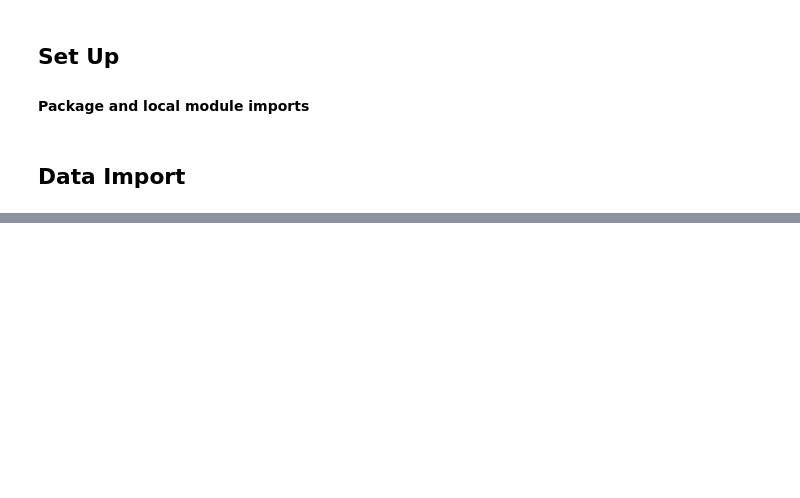
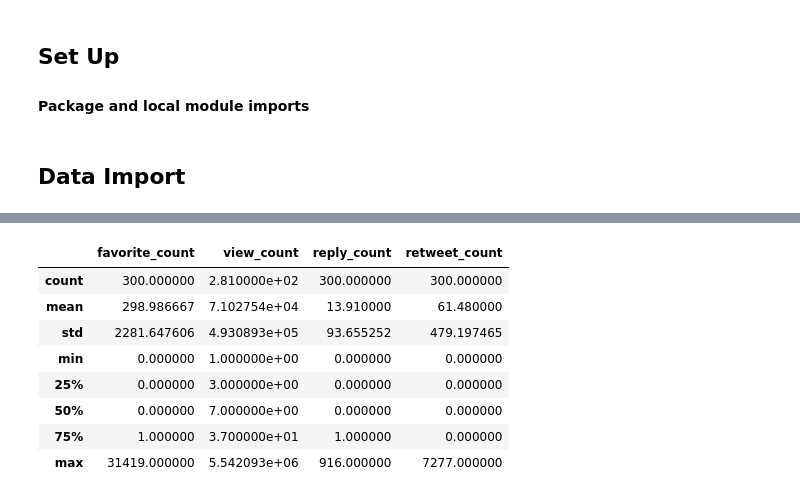
Before and after one commit to lamaAbdulrahmana/Multilingual-Twitter-Sentiment-Classification-Capitalism, a Jupyter notebook: Multilingual Twitter Sentiment Classification Capitalism.ipynb, the cells around one changed output, grey strips where cells are left out. Drawn from its saved outputs; the diff is of its cells as text; code cells hidden in the pictures; blank space fills up the shorter version.

```diff
--- a/Multilingual Twitter Sentiment Classification Capitalism.ipynb
+++ b/Multilingual Twitter Sentiment Classification Capitalism.ipynb
@@ -294,0 +92,15 @@ Here the R² value is 0.8038, which shows the model is almost accurate and can m
+# %%
+# Only get the important columns, since most columns values are null
+df_en = df_en[['created_at','full_text','favorite_count','view_count','reply_count','retweet_count']]
+# %%
+df_en.describe() # Get statical description
+# %% [output]
+|  | favorite_count | view_count | reply_count | retweet_count |
+| count | 300.000000 | 2.810000e+02 | 300.000000 | 300.000000 |
+| mean | 298.986667 | 7.102754e+04 | 13.910000 | 61.480000 |
+| std | 2281.647606 | 4.930893e+05 | 93.655252 | 479.197465 |
+| min | 0.000000 | 1.000000e+00 | 0.000000 | 0.000000 |
+| 25% | 0.000000 | 3.000000e+00 | 0.000000 | 0.000000 |
+| 50% | 0.000000 | 7.000000e+00 | 0.000000 | 0.000000 |
+| 75% | 1.000000 | 3.700000e+01 | 1.000000 | 0.000000 |
+| max | 31419.000000 | 5.542093e+06 | 916.000000 | 7277.000000 |
```
Also changed, not shown: parts of 73 cells of this notebook, 2 other files.
